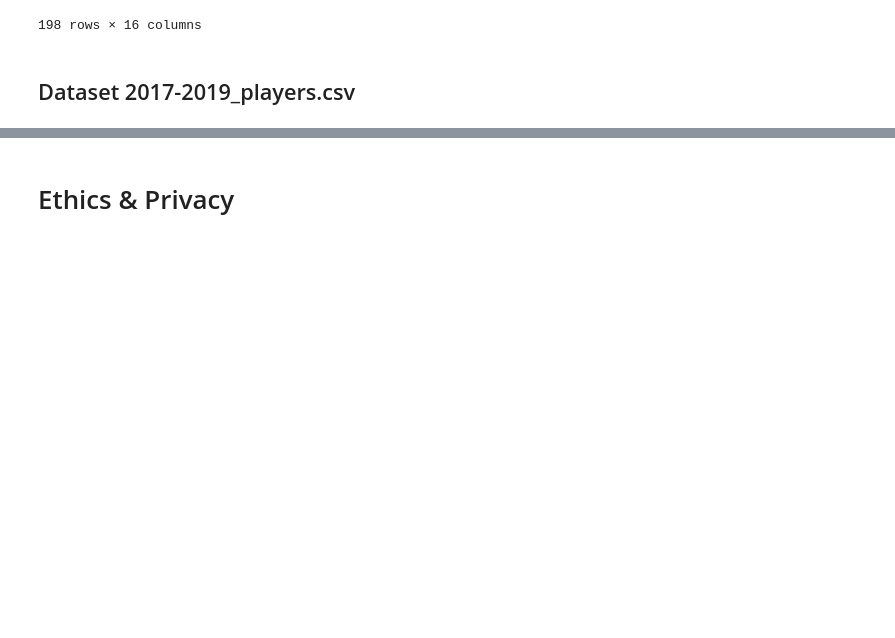
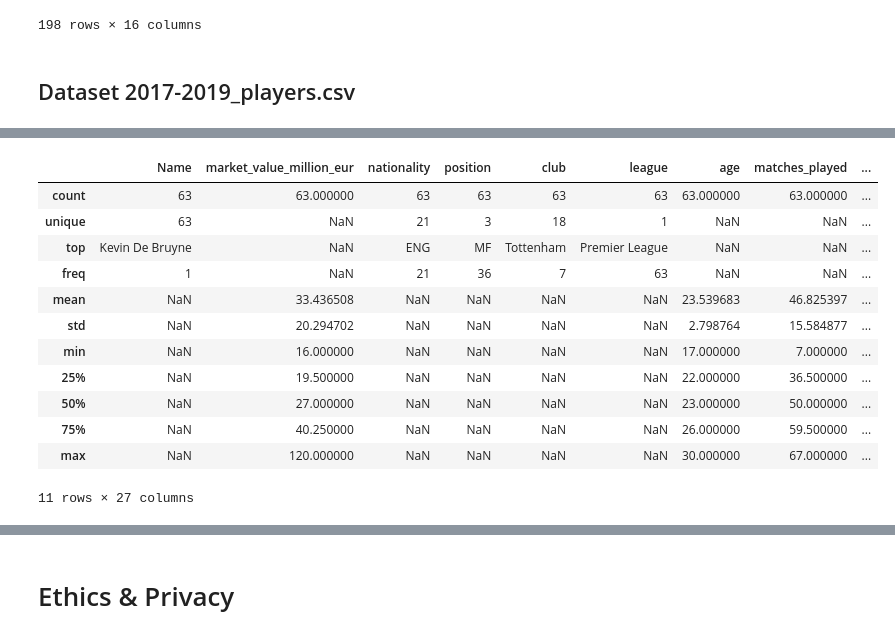
Before and after one commit to karsan377/EPL-Midfielder-Value, a Jupyter notebook: DataCheckpoint_Group110_SP25.ipynb, the cells around one changed output, grey strips where cells are left out. Cells and saved outputs as stored; diff of their text form; code cells hidden in the pictures; blank space fills up the shorter version.

```diff
--- a/DataCheckpoint_Group110_SP25.ipynb
+++ b/DataCheckpoint_Group110_SP25.ipynb
@@ -291,0 +288,16 @@ Passing `palette` without assigning `hue` is deprecated and will be removed in v
+# %%
+merged_df.describe(include='all')
+# %% [output]
+|  | Name | market_value_million_eur | nationality | position | club | league | age | matches_played | ... |
+| count | 63 | 63.000000 | 63 | 63 | 63 | 63 | 63.000000 | 63.000000 | ... |
+| unique | 63 | NaN | 21 | 3 | 18 | 1 | NaN | NaN | ... |
+| top | Kevin De Bruyne | NaN | ENG | MF | Tottenham | Premier League | NaN | NaN | ... |
+| freq | 1 | NaN | 21 | 36 | 7 | 63 | NaN | NaN | ... |
+| mean | NaN | 33.436508 | NaN | NaN | NaN | NaN | 23.539683 | 46.825397 | ... |
+| std | NaN | 20.294702 | NaN | NaN | NaN | NaN | 2.798764 | 15.584877 | ... |
+| min | NaN | 16.000000 | NaN | NaN | NaN | NaN | 17.000000 | 7.000000 | ... |
+| 25% | NaN | 19.500000 | NaN | NaN | NaN | NaN | 22.000000 | 36.500000 | ... |
+| 50% | NaN | 27.000000 | NaN | NaN | NaN | NaN | 23.000000 | 50.000000 | ... |
+| 75% | NaN | 40.250000 | NaN | NaN | NaN | NaN | 26.000000 | 59.500000 | ... |
+| max | NaN | 120.000000 | NaN | NaN | NaN | NaN | 30.000000 | 67.000000 | ... |
+11 rows × 27 columns
```
Also changed, not shown: parts of 8 cells of this notebook.
